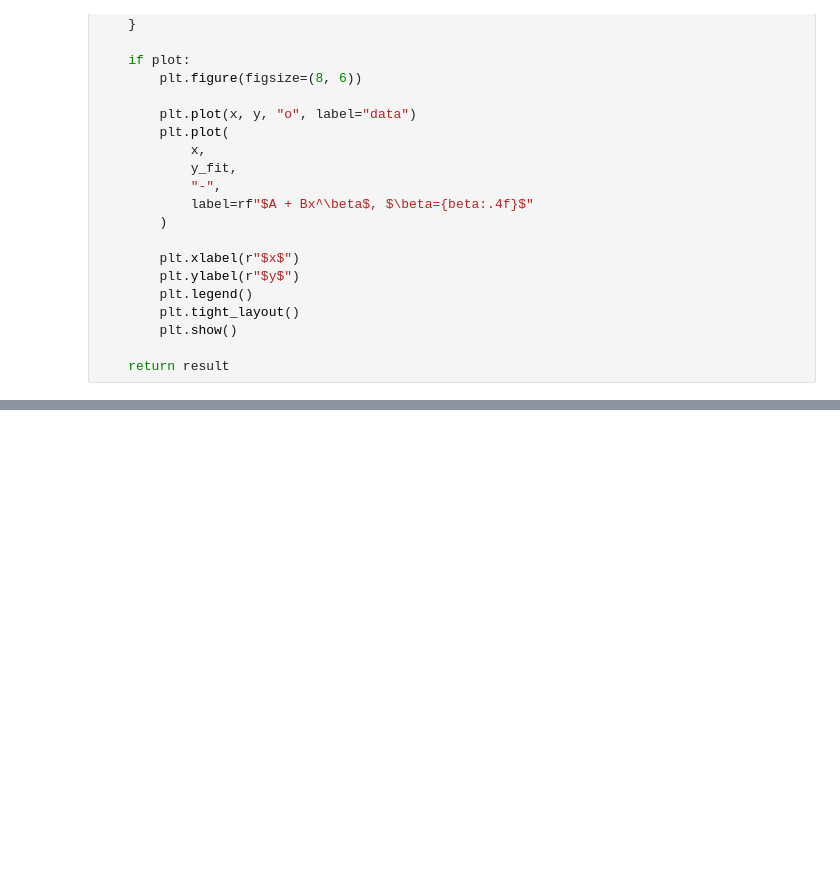
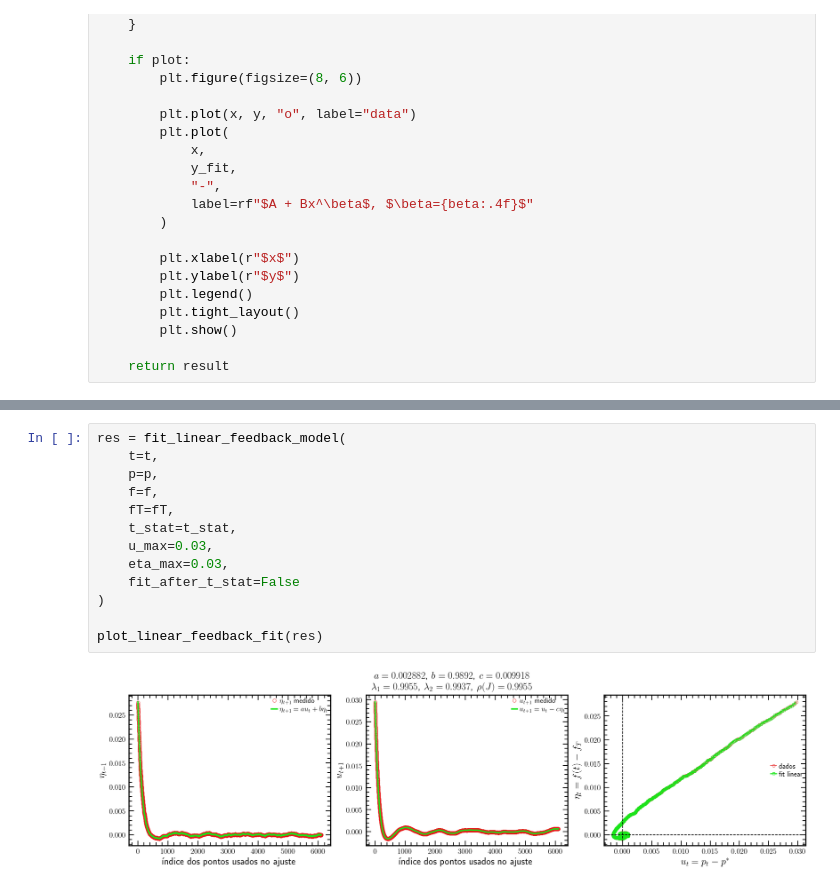
Before and after one commit to JuniorAlencar/self_organization_percolation, a Jupyter notebook: jupyter/study.ipynb, the cells around one changed output, grey strips where cells are left out. Saved outputs shown, nothing was run; the diff lists cells and outputs as text; blank space fills up the shorter version.

```diff
--- a/jupyter/study.ipynb
+++ b/jupyter/study.ipynb
@@ -377,0 +946,15 @@ plt.show()
+# %%
+res = fit_linear_feedback_model(
+    t=t,
+    p=p,
+    f=f,
+    fT=fT,
+    t_stat=t_stat,
+    u_max=0.03,
+    eta_max=0.03,
+    fit_after_t_stat=False
+)
+
+plot_linear_feedback_fit(res)
+# %% [output]
+[figure, added]
```
Also changed, not shown: parts of 12 cells of this notebook, 16 other files.
